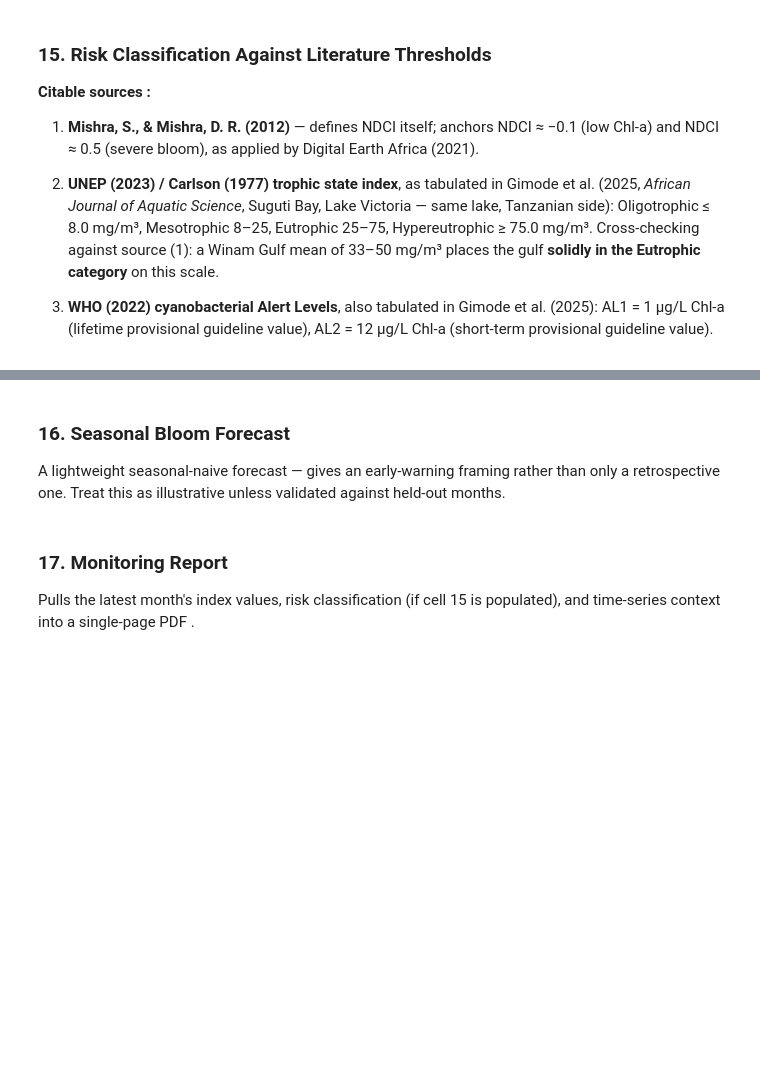
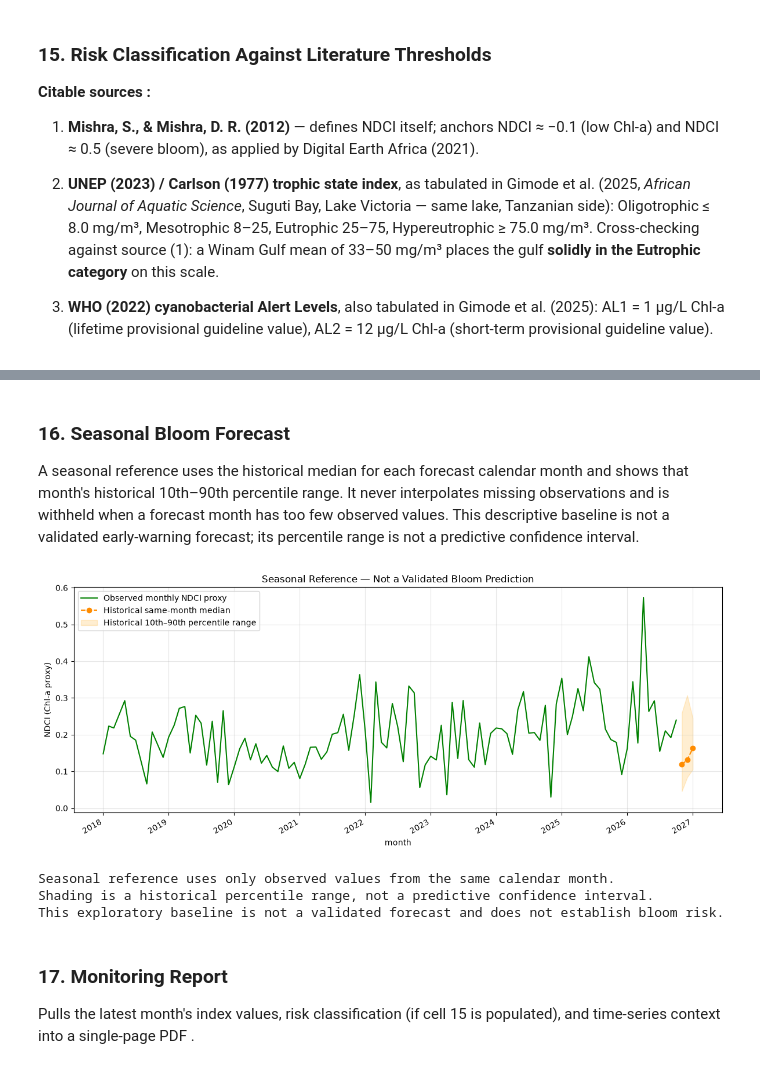
Before and after one commit to Omollo-1/winum-gulf-water-quality-assessment, a Jupyter notebook: winam_gulf_water_quality.ipynb, the cells around one changed output, grey strips where cells are left out. Drawn from its saved outputs; the diff is of its cells as text; code cells hidden in the pictures; blank space fills up the shorter version.

```diff
--- a/winam_gulf_water_quality.ipynb
+++ b/winam_gulf_water_quality.ipynb
@@ -1081,45 +1299,72 @@ print(f"Your data's peak NDCI month: {your_peak_months} — compare against Jan/
 # %% [markdown]
 ### 16. Seasonal Bloom Forecast
 
-A lightweight seasonal-naive forecast
-— gives an early-warning framing rather than only a retrospective one. Treat this as illustrative unless validated
-against held-out months.
+A seasonal reference uses the historical median for each forecast calendar month and shows that month's
+historical 10th–90th percentile range. It never interpolates missing observations and is withheld when a
+forecast month has too few observed values. This descriptive baseline is not a validated early-warning
+forecast; its percentile range is not a predictive confidence interval.
 # %%
-from statsmodels.tsa.seasonal import seasonal_decompose
+def simple_seasonal_forecast(series, periods_ahead=3, minimum_month_observations=2):
+    """Use calendar-month historical medians; missing months are never interpolated."""
+    if not isinstance(series.index, pd.DatetimeIndex):
+        raise TypeError("Forecast input must have a DatetimeIndex.")
+    if periods_ahead < 1 or minimum_month_observations < 1:
+        raise ValueError("Forecast horizon and minimum observations must be positive.")
 
-def simple_seasonal_forecast(series, periods_ahead=3):
-    s = series.dropna()
+    s = series.dropna().sort_index()
     if len(s) < 24:
-        print(f"Only {len(s)} months available — seasonal decomposition needs at least ~2 full annual cycles")
-        print("to separate seasonality from noise reliably. Treat any forecast from a shorter series as indicative only.")
+        print(f"Only {len(s)} valid months available; at least 24 are required for a seasonal baseline.")
         return None
 
-    s_monthly = s.asfreq('MS')  # explicit monthly frequency; gaps will show as NaN, not silently dropped
-    decomposition = seasonal_decompose(s_monthly.interpolate(), model='additive', period=12)
+    forecast_index = pd.date_range(s.index[-1] + pd.offsets.MonthBegin(1), periods=periods_ahead, freq='MS')
+    records = []
+    for forecast_month in forecast_index:
+        historical = s[s.index.month == forecast_month.month]
+        if len(historical) < minimum_month_observations:
+            print(
+                f"Only {len(historical)} historical observations for {forecast_month:%B}; "
+                "the forecast is withheld rather than filled from another season."
+            )
+            return None
+        records.append({
+            'forecast_NDCI': historical.median(),
+            'historical_p10': historical.quantile(0.10),
+            'historical_p90': historical.quantile(0.90),
+            'same_month_observations': len(historical),
+        })
 
-    seasonal_pattern = decomposition.seasonal[-12:]
-    trend_last = decomposition.trend.dropna().iloc[-1]
-
-    forecast_index = pd.date_range(s.index[-1] + pd.DateOffset(months=1), periods=periods_ahead, freq='MS')
-    forecast = [trend_last + seasonal_pattern.iloc[i % 12] for i in range(periods_ahead)]
-
-    forecast_df = pd.DataFrame({'forecast_NDCI': forecast}, index=forecast_index)
+    forecast_df = pd.DataFrame(records, index=forecast_index)
+    forecast_df.index.name = 'month'
 
     fig, ax = plt.subplots(figsize=(12, 5))
-    s.plot(ax=ax, label='Observed', color='green')
-    forecast_df['forecast_NDCI'].plot(ax=ax, label='Forecast (seasonal-naive)', color='orange', linestyle='--', marker='o')
-    ax.set_title('Winam Gulf Chl-a Proxy — Observed vs. Seasonal-Naive Forecast')
+    s.plot(ax=ax, label='Observed monthly NDCI proxy', color='green')
+    forecast_df['forecast_NDCI'].plot(
+        ax=ax, label='Historical same-month median', color='darkorange', linestyle='--', marker='o'
+    )
+    ax.fill_between(
+        forecast_df.index,
+        forecast_df['historical_p10'].to_numpy(),
+        forecast_df['historical_p90'].to_numpy(),
+        color='orange', alpha=0.18, label='Historical 10th–90th percentile range',
+    )
+    ax.set_title('Seasonal Reference — Not a Validated Bloom Prediction')
+    ax.set_ylabel('NDCI (Chl-a proxy)')
     ax.legend(); ax.grid(alpha=0.3)
     plt.tight_layout()
     plt.savefig('bloom_forecast.png', dpi=200)
     plt.show()
 
-    print("This is a seasonal-naive baseline, not a validated predictive model.")
-    print("expected seasonal pattern, not as a forecast with quantified confidence")
-
+    print("Seasonal reference uses only observed values from the same calendar month.")
+    print("Shading is a historical percentile range, not a predictive confidence interval.")
+    print("This exploratory baseline is not a validated forecast and does not establish bloom risk.")
     return forecast_df
 
 forecast_df = simple_seasonal_forecast(ts_df['NDCI_chla'])
+# %% [output]
+[figure, added]
+Seasonal reference uses only observed values from the same calendar month.
+Shading is a historical percentile range, not a predictive confidence interval.
+This exploratory baseline is not a validated forecast and does not establish bloom risk.
 # %% [markdown]
 ### 17. Monitoring Report
 
```
Also changed, not shown: parts of 35 cells of this notebook, 26 other files.
